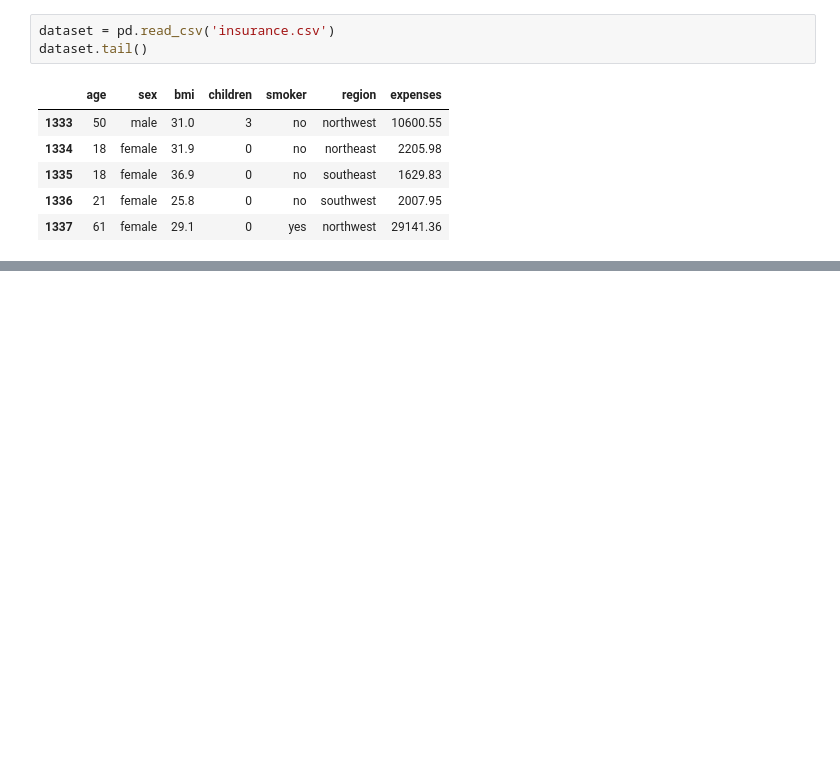
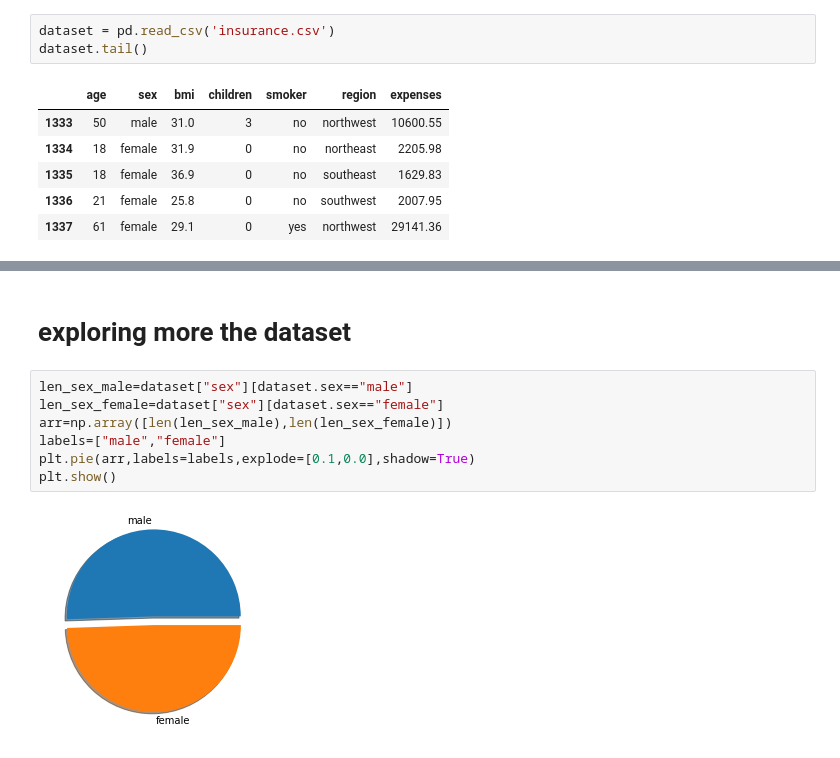
Before and after one commit to tarekbrahmi/freeCodeCamp-ai, a Jupyter notebook: predict_health_costs_with_regressio/predict_health_costs_with_regression.ipynb, the cells around one changed output, grey strips where cells are left out. Saved outputs shown, nothing was run; the diff lists cells and outputs as text; blank space fills up the shorter version.

```diff
--- a/predict_health_costs_with_regressio/predict_health_costs_with_regression.ipynb
+++ b/predict_health_costs_with_regressio/predict_health_costs_with_regression.ipynb
@@ -48,0 +68,11 @@ dtype: float64
+# %% [markdown]
+# exploring more the dataset
+# %%
+len_sex_male=dataset["sex"][dataset.sex=="male"]
+len_sex_female=dataset["sex"][dataset.sex=="female"]
+arr=np.array([len(len_sex_male),len(len_sex_female)])
+labels=["male","female"]
+plt.pie(arr,labels=labels,explode=[0.1,0.0],shadow=True)
+plt.show()
+# %% [output]
+[figure, added]
```
Also changed, not shown: parts of 15 cells of this notebook, 3 other files.
